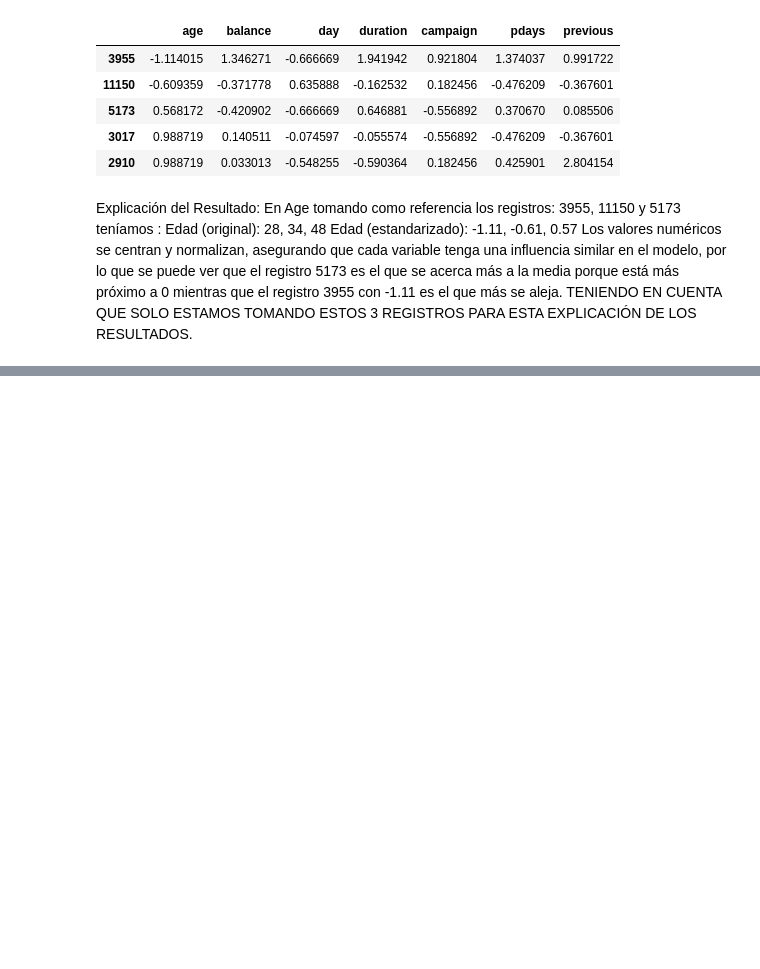
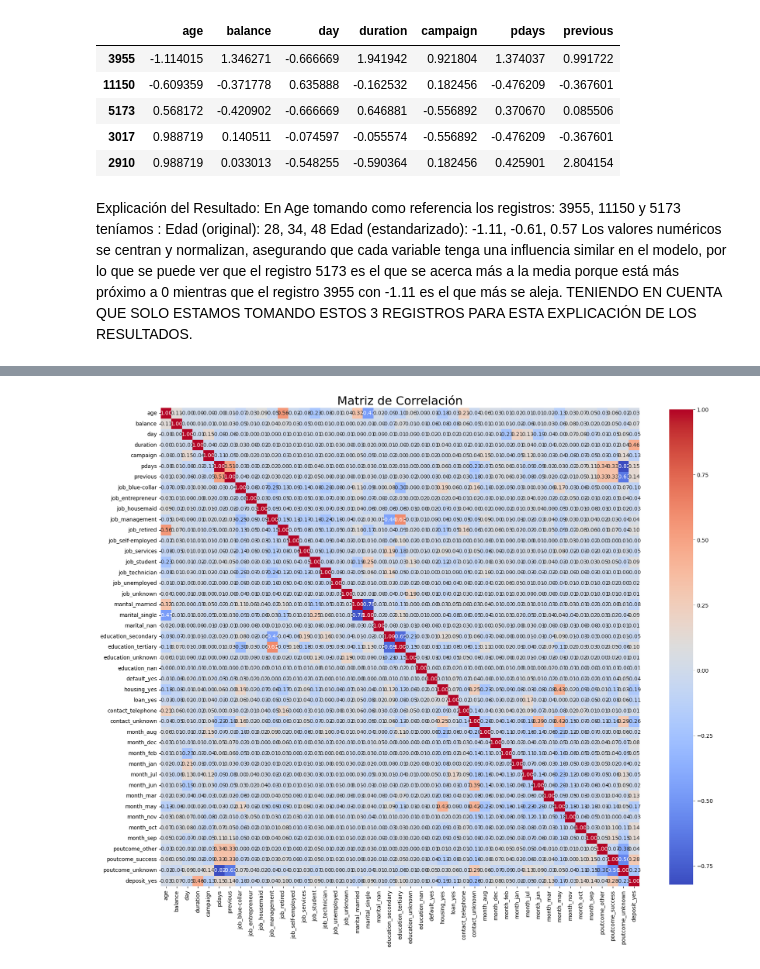
Before and after one commit to JaviDoria/Upskilling-Machine-Learning, a Jupyter notebook: Sprint 6.ipynb, the cells around one changed output, grey strips where cells are left out. Drawn from its saved outputs; the diff is of its cells as text; code cells hidden in the pictures; blank space fills up the shorter version.

```diff
--- a/Sprint 6.ipynb
+++ b/Sprint 6.ipynb
@@ -103,0 +107,22 @@ TENIENDO EN CUENTA QUE SOLO ESTAMOS TOMANDO ESTOS 3 REGISTROS PARA ESTA EXPLICAC
+# %%
+import pandas as pd
+import seaborn as sns
+import matplotlib.pyplot as plt
+
+# Cargar el conjunto de datos en un objeto df
+df = train_data_encoded
+
+# Calcular la matriz de correlación
+correlation_matrix = df[numerical_cols].corr()
+
+# Configuro el tamaño de la figura
+plt.figure(figsize=(20,20))
+
+# Creo un mapa de calor (heatmap) de la matriz de correlación
+sns.heatmap(correlation_matrix, annot=True, fmt=".2f", cmap='coolwarm', square=True, cbar_kws={"shrink": .8})
+
+plt.title('Matriz de Correlación', fontsize=22)
+
+plt.show()
+# %% [output]
+[figure, added]
```
Also changed, not shown: parts of 9 cells of this notebook.
